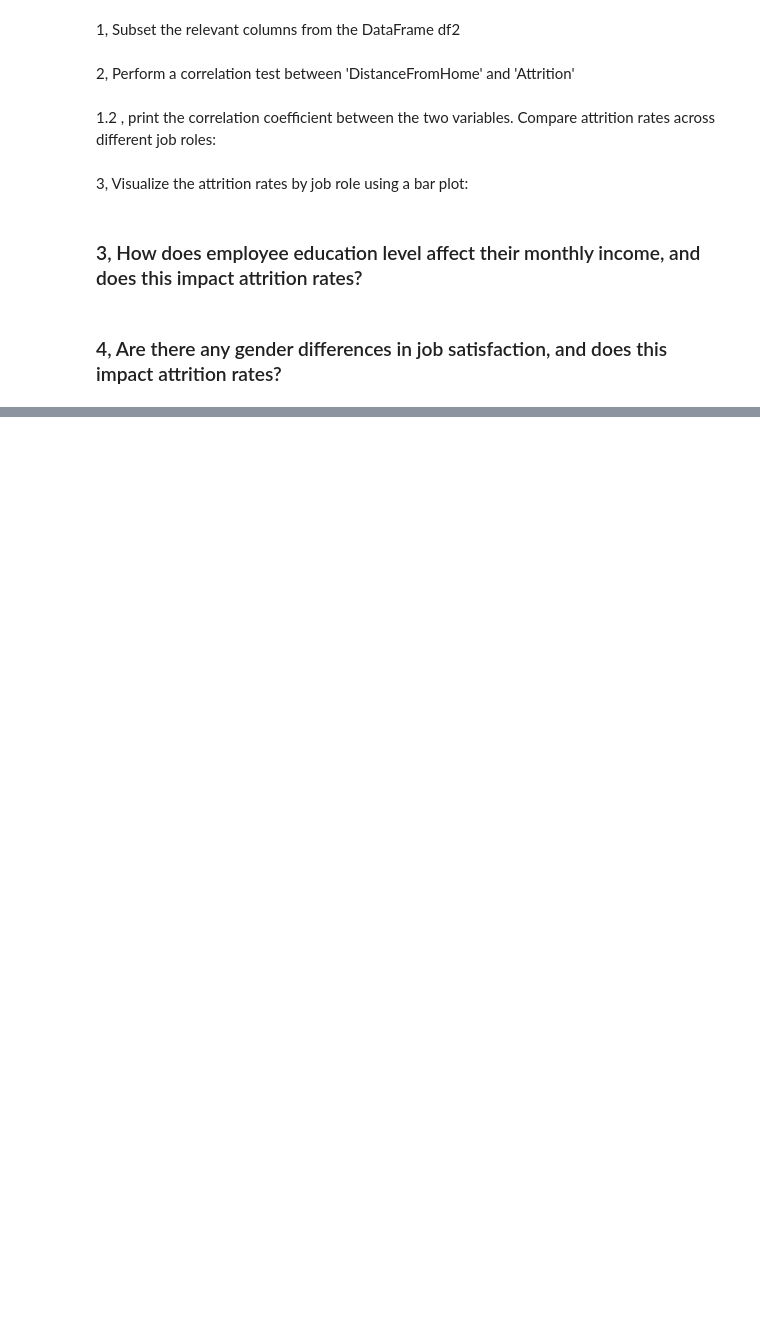
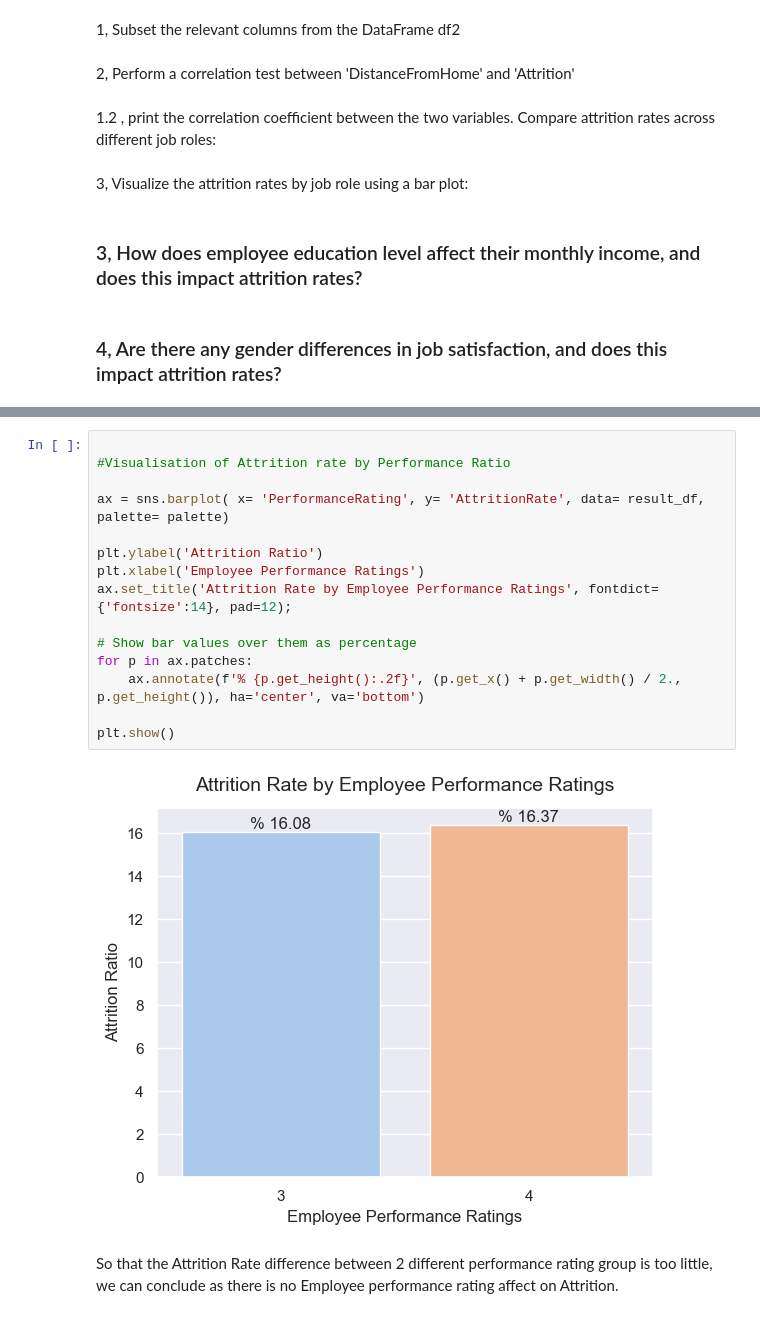
Before and after one commit to KursaDSc/IBM-HR-Analytics-Employee-Attrition, a Jupyter notebook: Updated_main.ipynb, the cells around one changed output, grey strips where cells are left out. Drawn from its saved outputs; the diff is of its cells as text; blank space fills up the shorter version.

```diff
--- a/Updated_main.ipynb
+++ b/Updated_main.ipynb
@@ -283,0 +359,19 @@ Left the Company: 237
+# %%
+
+#Visualisation of Attrition rate by Performance Ratio
+
+ax = sns.barplot( x= 'PerformanceRating', y= 'AttritionRate', data= result_df, palette= palette)
+
+plt.ylabel('Attrition Ratio')
+plt.xlabel('Employee Performance Ratings')
+ax.set_title('Attrition Rate by Employee Performance Ratings', fontdict={'fontsize':14}, pad=12);
+
+# Show bar values over them as percentage
+for p in ax.patches:
+    ax.annotate(f'% {p.get_height():.2f}', (p.get_x() + p.get_width() / 2., p.get_height()), ha='center', va='bottom')
+
+plt.show()
+# %% [output]
+[figure, added]
+# %% [markdown]
+So that the Attrition Rate difference between 2 different performance rating group is too little, we can conclude as there is no Employee performance rating affect on Attrition.
```
Also changed, not shown: parts of 10 cells of this notebook.
